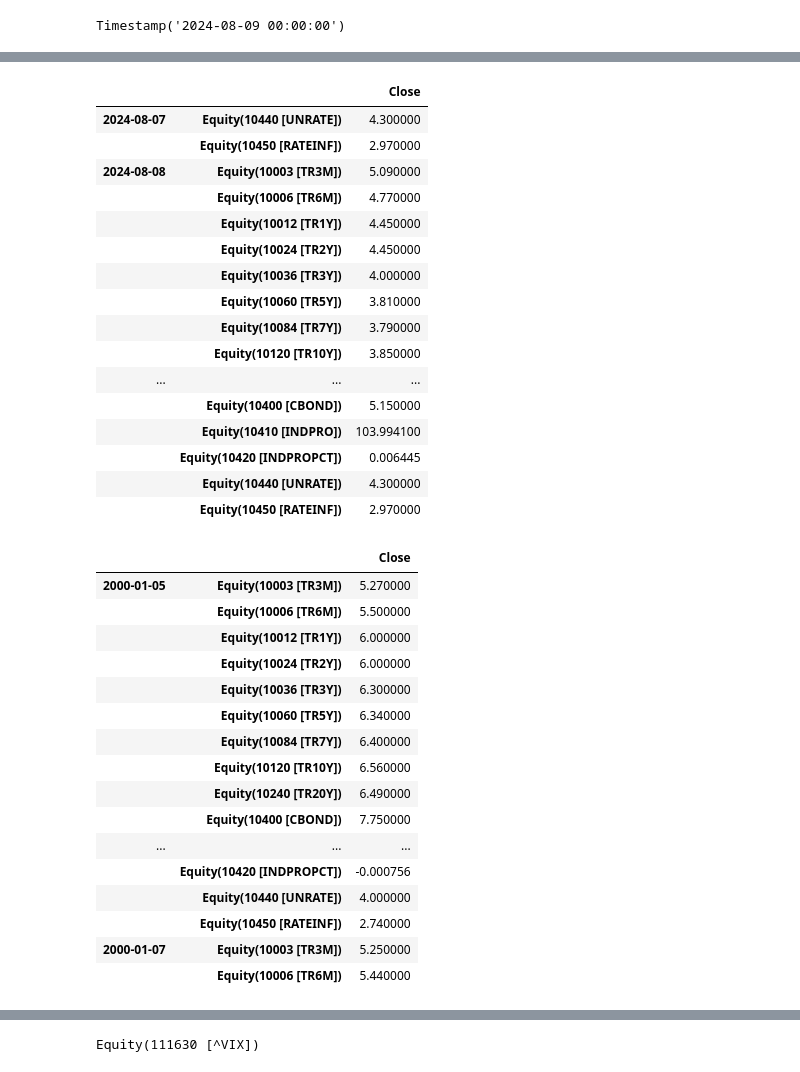
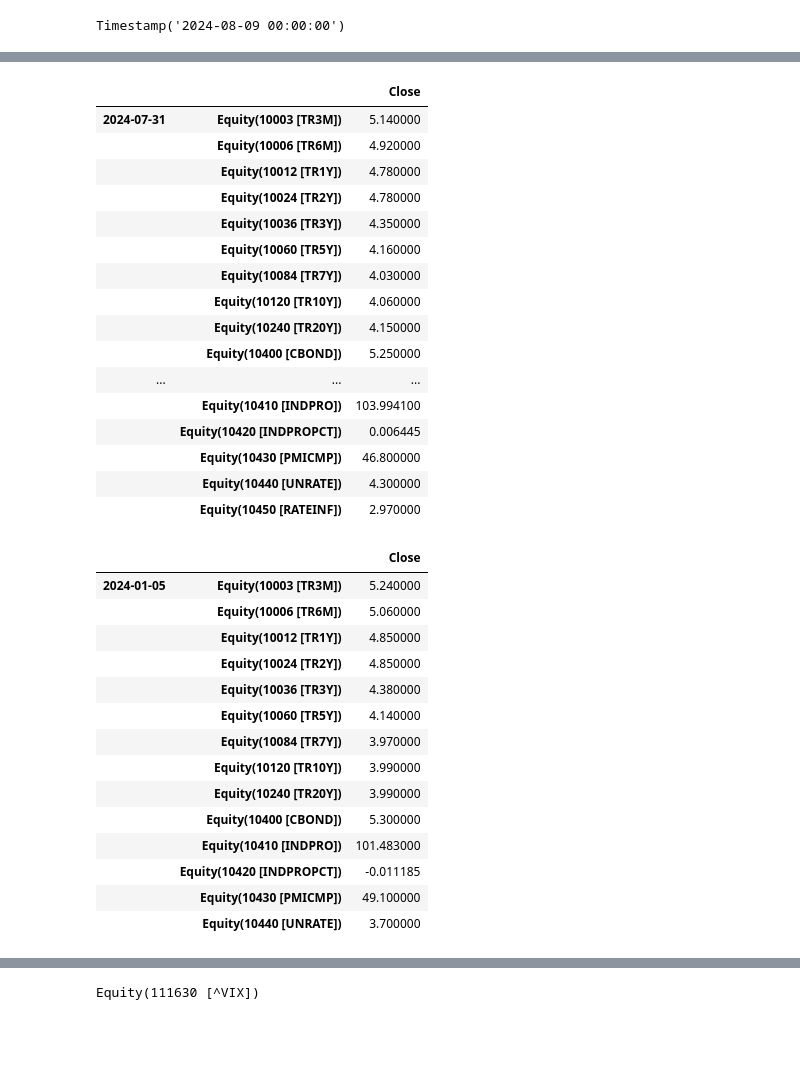
Before and after one commit to Moccazio/sharadar_db_bundle, a Jupyter notebook: notebook/01_basic_pipeline.ipynb, the cells around one changed output, grey strips where cells are left out. Drawn from its saved outputs; the diff is of its cells as text; code cells hidden in the pictures; blank space fills up the shorter version.

```diff
--- a/notebook/01_basic_pipeline.ipynb
+++ b/notebook/01_basic_pipeline.ipynb
@@ -25,10 +25,9 @@ bundle.equity_daily_bar_reader.last_available_dt
 # %% [output]
 Timestamp('2024-08-09 00:00:00')
 # %%
-pipe_start = pd.to_datetime('2000-01-05', utc=False)
-pipe_end = bundle.equity_daily_bar_reader.last_available_dt
-# macro = symbols(['TR3M', 'TR6M', 'TR1Y', 'TR2Y', 'TR3Y', 'TR5Y', 'TR7Y', 'TR10Y','TR20Y','CBOND', 'INDPRO', 'INDPROPCT', 'PMICMP', 'UNRATE', 'RATEINF'])
-macro = symbols(['TR3M', 'TR6M', 'TR1Y', 'TR2Y', 'TR3Y', 'TR5Y', 'TR7Y', 'TR10Y','TR20Y','CBOND', 'INDPRO', 'INDPROPCT', 'UNRATE', 'RATEINF'])
+pipe_start = pd.to_datetime('2024-01-05', utc=False)
+pipe_end = pd.to_datetime('2024-08-01', utc=False)
+macro = symbols(['TR3M', 'TR6M', 'TR1Y', 'TR2Y', 'TR3Y', 'TR5Y', 'TR7Y', 'TR10Y','TR20Y','CBOND', 'INDPRO', 'INDPROPCT', 'PMICMP', 'UNRATE', 'RATEINF'])
 pipe = Pipeline(columns={
     'Close': USEquityPricing.close.latest,
 },
@@ -57,37 +48,35 @@ Pipeline from 2024-05-03 to 2024-08-09
 |  |  | Close |
-| 2024-08-07 | Equity(10440 [UNRATE]) | 4.300000 |
-|  | Equity(10450 [RATEINF]) | 2.970000 |
-| 2024-08-08 | Equity(10003 [TR3M]) | 5.090000 |
-|  | Equity(10006 [TR6M]) | 4.770000 |
-|  | Equity(10012 [TR1Y]) | 4.450000 |
-|  | Equity(10024 [TR2Y]) | 4.450000 |
-|  | Equity(10036 [TR3Y]) | 4.000000 |
-|  | Equity(10060 [TR5Y]) | 3.810000 |
-|  | Equity(10084 [TR7Y]) | 3.790000 |
-|  | Equity(10120 [TR10Y]) | 3.850000 |
+| 2024-07-31 | Equity(10003 [TR3M]) | 5.140000 |
+|  | Equity(10006 [TR6M]) | 4.920000 |
+|  | Equity(10012 [TR1Y]) | 4.780000 |
+|  | Equity(10024 [TR2Y]) | 4.780000 |
+|  | Equity(10036 [TR3Y]) | 4.350000 |
+|  | Equity(10060 [TR5Y]) | 4.160000 |
+|  | Equity(10084 [TR7Y]) | 4.030000 |
+|  | Equity(10120 [TR10Y]) | 4.060000 |
+|  | Equity(10240 [TR20Y]) | 4.150000 |
+|  | Equity(10400 [CBOND]) | 5.250000 |
 | ... | ... | ... |
-|  | Equity(10400 [CBOND]) | 5.150000 |
 |  | Equity(10410 [INDPRO]) | 103.994100 |
 |  | Equity(10420 [INDPROPCT]) | 0.006445 |
+|  | Equity(10430 [PMICMP]) | 46.800000 |
 |  | Equity(10440 [UNRATE]) | 4.300000 |
 |  | Equity(10450 [RATEINF]) | 2.970000 |
 # %%
-stocks.head(30)
+stocks.head(14)
 # %% [output]
 |  |  | Close |
-| 2000-01-05 | Equity(10003 [TR3M]) | 5.270000 |
-|  | Equity(10006 [TR6M]) | 5.500000 |
-|  | Equity(10012 [TR1Y]) | 6.000000 |
-|  | Equity(10024 [TR2Y]) | 6.000000 |
-|  | Equity(10036 [TR3Y]) | 6.300000 |
-|  | Equity(10060 [TR5Y]) | 6.340000 |
-|  | Equity(10084 [TR7Y]) | 6.400000 |
-|  | Equity(10120 [TR10Y]) | 6.560000 |
-|  | Equity(10240 [TR20Y]) | 6.490000 |
-|  | Equity(10400 [CBOND]) | 7.750000 |
-| ... | ... | ... |
-|  | Equity(10420 [INDPROPCT]) | -0.000756 |
-|  | Equity(10440 [UNRATE]) | 4.000000 |
-|  | Equity(10450 [RATEINF]) | 2.740000 |
-| 2000-01-07 | Equity(10003 [TR3M]) | 5.250000 |
-|  | Equity(10006 [TR6M]) | 5.440000 |
+| 2024-01-05 | Equity(10003 [TR3M]) | 5.240000 |
+|  | Equity(10006 [TR6M]) | 5.060000 |
+|  | Equity(10012 [TR1Y]) | 4.850000 |
+|  | Equity(10024 [TR2Y]) | 4.850000 |
+|  | Equity(10036 [TR3Y]) | 4.380000 |
+|  | Equity(10060 [TR5Y]) | 4.140000 |
+|  | Equity(10084 [TR7Y]) | 3.970000 |
+|  | Equity(10120 [TR10Y]) | 3.990000 |
+|  | Equity(10240 [TR20Y]) | 3.990000 |
+|  | Equity(10400 [CBOND]) | 5.300000 |
+|  | Equity(10410 [INDPRO]) | 101.483000 |
+|  | Equity(10420 [INDPROPCT]) | -0.011185 |
+|  | Equity(10430 [PMICMP]) | 49.100000 |
+|  | Equity(10440 [UNRATE]) | 3.700000 |
```
Also changed, not shown: parts of 11 cells of this notebook.
